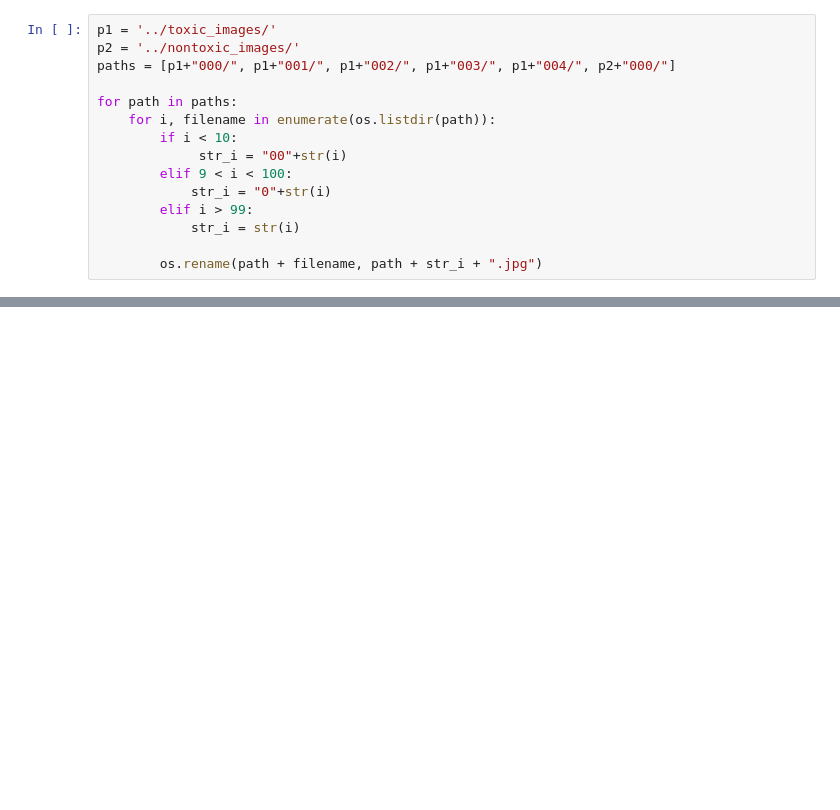
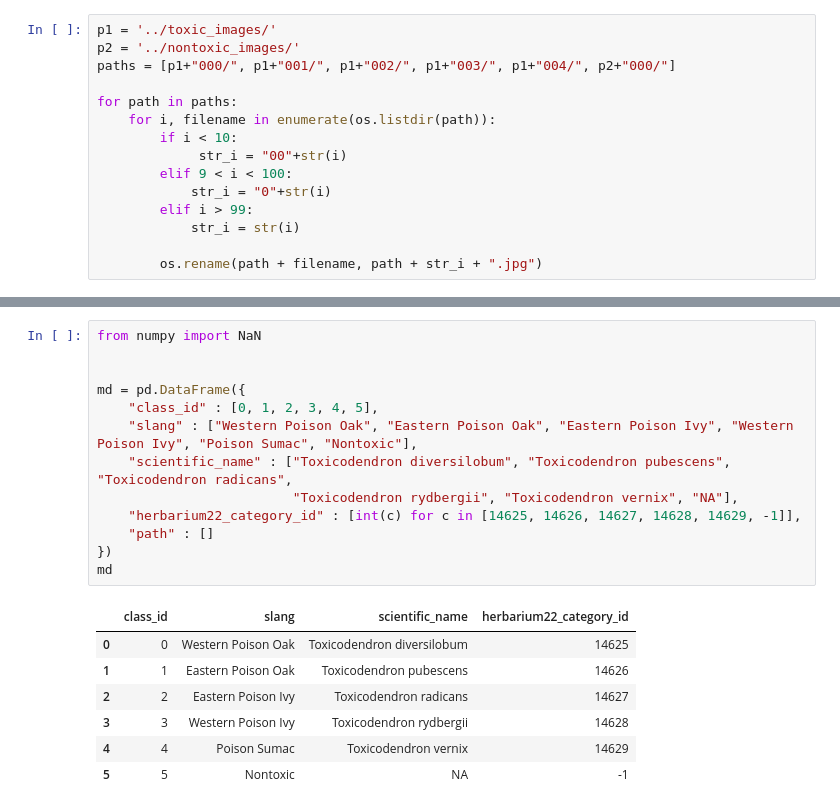
Before and after one commit to hans-elliott99/toxic-plant-classification, a Jupyter notebook: notebooks/upload-images-and-process.ipynb, the cells around one changed output, grey strips where cells are left out. Cells and saved outputs as stored; diff of their text form; blank space fills up the shorter version.

```diff
--- a/notebooks/upload-images-and-process.ipynb
+++ b/notebooks/upload-images-and-process.ipynb
@@ -430,0 +476,21 @@ for path in paths:
+# %%
+from numpy import NaN
+
+
+md = pd.DataFrame({
+    "class_id" : [0, 1, 2, 3, 4, 5],
+    "slang" : ["Western Poison Oak", "Eastern Poison Oak", "Eastern Poison Ivy", "Western Poison Ivy", "Poison Sumac", "Nontoxic"],
+    "scientific_name" : ["Toxicodendron diversilobum", "Toxicodendron pubescens", "Toxicodendron radicans",
+                         "Toxicodendron rydbergii", "Toxicodendron vernix", "NA"],
+    "herbarium22_category_id" : [int(c) for c in [14625, 14626, 14627, 14628, 14629, -1]],
+    "path" : []
+})
+md
+# %% [output]
+|  | class_id | slang | scientific_name | herbarium22_category_id |
+| 0 | 0 | Western Poison Oak | Toxicodendron diversilobum | 14625 |
+| 1 | 1 | Eastern Poison Oak | Toxicodendron pubescens | 14626 |
+| 2 | 2 | Eastern Poison Ivy | Toxicodendron radicans | 14627 |
+| 3 | 3 | Western Poison Ivy | Toxicodendron rydbergii | 14628 |
+| 4 | 4 | Poison Sumac | Toxicodendron vernix | 14629 |
+| 5 | 5 | Nontoxic | NA | -1 |
```
Also changed, not shown: parts of 20 cells of this notebook.
